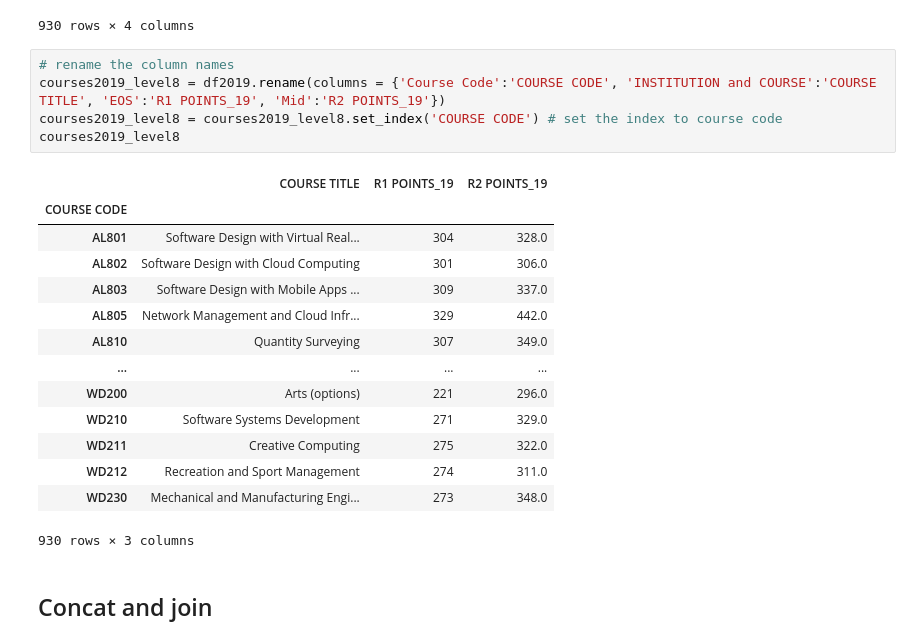
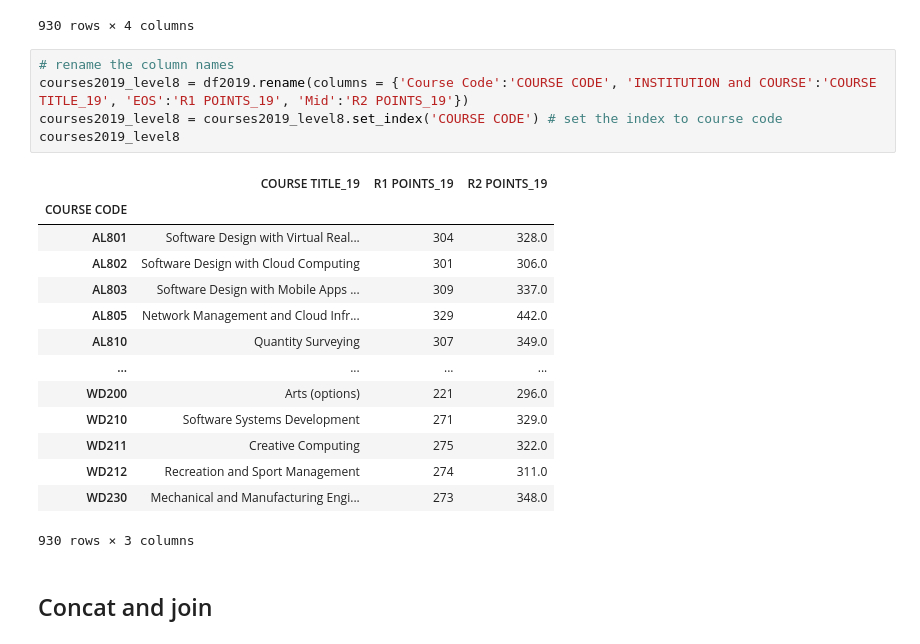
Before and after one commit to Anja585/SchoolProject-FundamentalsOfDataAnalysis, a Jupyter notebook: cao.ipynb, the cells around one changed output. Cells and saved outputs as stored; diff of their text form.

```diff
--- a/cao.ipynb
+++ b/cao.ipynb
@@ -254,11 +254,11 @@ df2019
 930 rows × 4 columns
 # %%
 # rename the column names
-courses2019_level8 = df2019.rename(columns = {'Course Code':'COURSE CODE', 'INSTITUTION and COURSE':'COURSE TITLE', 'EOS':'R1 POINTS_19', 'Mid':'R2 POINTS_19'})
+courses2019_level8 = df2019.rename(columns = {'Course Code':'COURSE CODE', 'INSTITUTION and COURSE':'COURSE TITLE_19', 'EOS':'R1 POINTS_19', 'Mid':'R2 POINTS_19'})
 courses2019_level8 = courses2019_level8.set_index('COURSE CODE') # set the index to course code
 courses2019_level8
 # %% [output]
-|  | COURSE TITLE | R1 POINTS_19 | R2 POINTS_19 |
+|  | COURSE TITLE_19 | R1 POINTS_19 | R2 POINTS_19 |
 | COURSE CODE |  |  |  |
 | AL801 | Software Design with Virtual Real... | 304 | 328.0 |
 | AL802 | Software Design with Cloud Computing | 301 | 306.0 |
```
Also changed, not shown: parts of 11 cells of this notebook, 4 other files.
